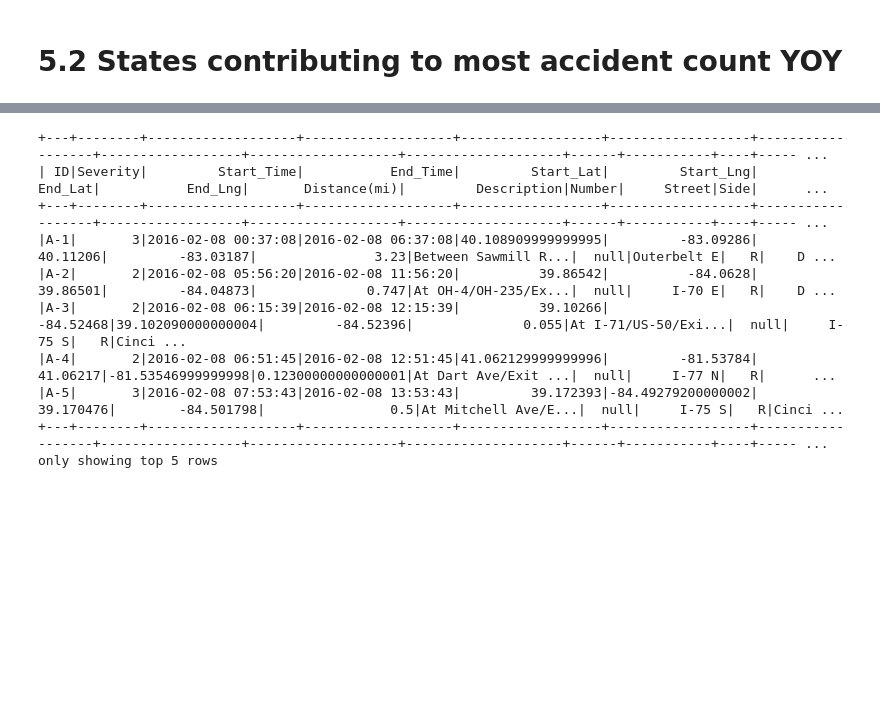
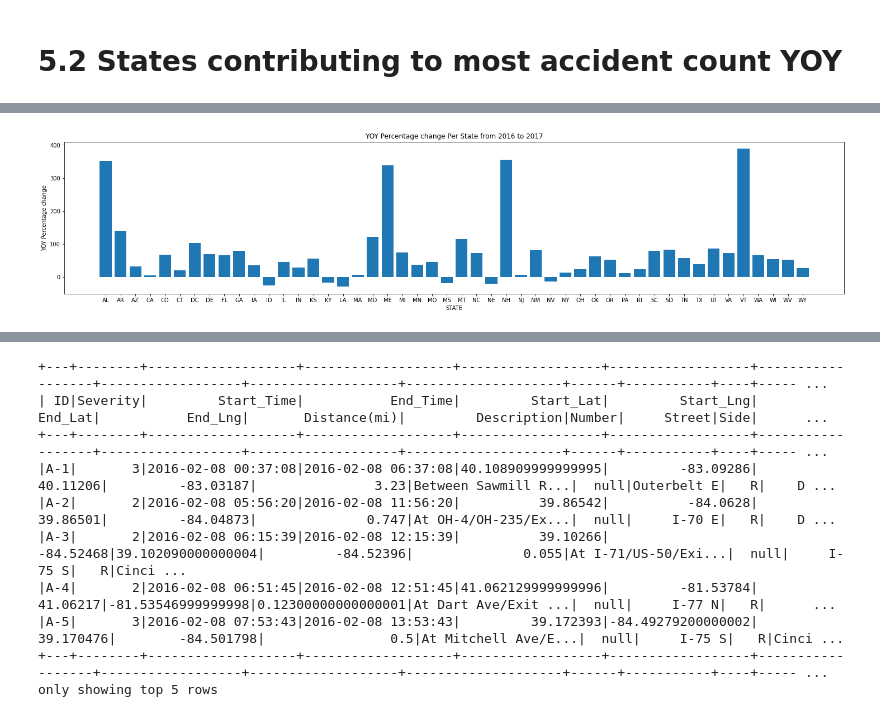
Before and after one commit to sd4601/Traffic-Accidents-Analysis, a Jupyter notebook: Traffic_accident_analysis.ipynb, the cells around one changed output, grey strips where cells are left out. Drawn from its saved outputs; the diff is of its cells as text; code cells hidden in the pictures; blank space fills up the shorter version.

```diff
--- a/Traffic_accident_analysis.ipynb
+++ b/Traffic_accident_analysis.ipynb
@@ -405,13 +467,13 @@ import pyspark.sql.functions as F
 
 W = Window.partitionBy("State").orderBy("Start_Year")
 
-state_result_all2 = (
-    data_with_year.withColumn(
-        "accidents_y-1", F.lag(data_with_year["accidents_count"]).over(W)
+state_result_all2_df = (
+    data_state_acc_count.withColumn(
+        "accidents_y-1", F.lag(data_state_acc_count["accidents_count"]).over(W)
     )
     .withColumn("yoy_increase", (F.col("accidents_count")) - F.col("accidents_y-1"))
     .withColumn(
         "yoy_pct_chng", (F.col("accidents_count") / F.col("accidents_y-1") - 1) * 100
     )
 )
-state_result_all2.show()
+state_result_all2_df.show()
@@ -419,6 +499,7 @@ state_result_all2.show()
 # 5.2 States contributing to most accident count YOY
 # %%
 # Plot the yoy states accident count percentage increase
+state_result_all2_df = state_result_all2_df.toPandas()
 state_result_all2_df_2017 = state_result_all2_df[
     state_result_all2_df.Start_Year == 2017
 ]
@@ -442,3 +523,4 @@ plt.ylabel("YOY Percentage change")
 plt.xlabel("STATE")
 plt.title("YOY Percentage change Per State from 2016 to 2017")
 plt.show()
+# %% [output]
@@ -445,3 +528,4 @@ plt.show()
+[figure, added]
 # %%
 state_result_all2_df_2018 = state_result_all2_df[
     state_result_all2_df.Start_Year == 2018
```
Also changed, not shown: parts of 68 cells of this notebook.
